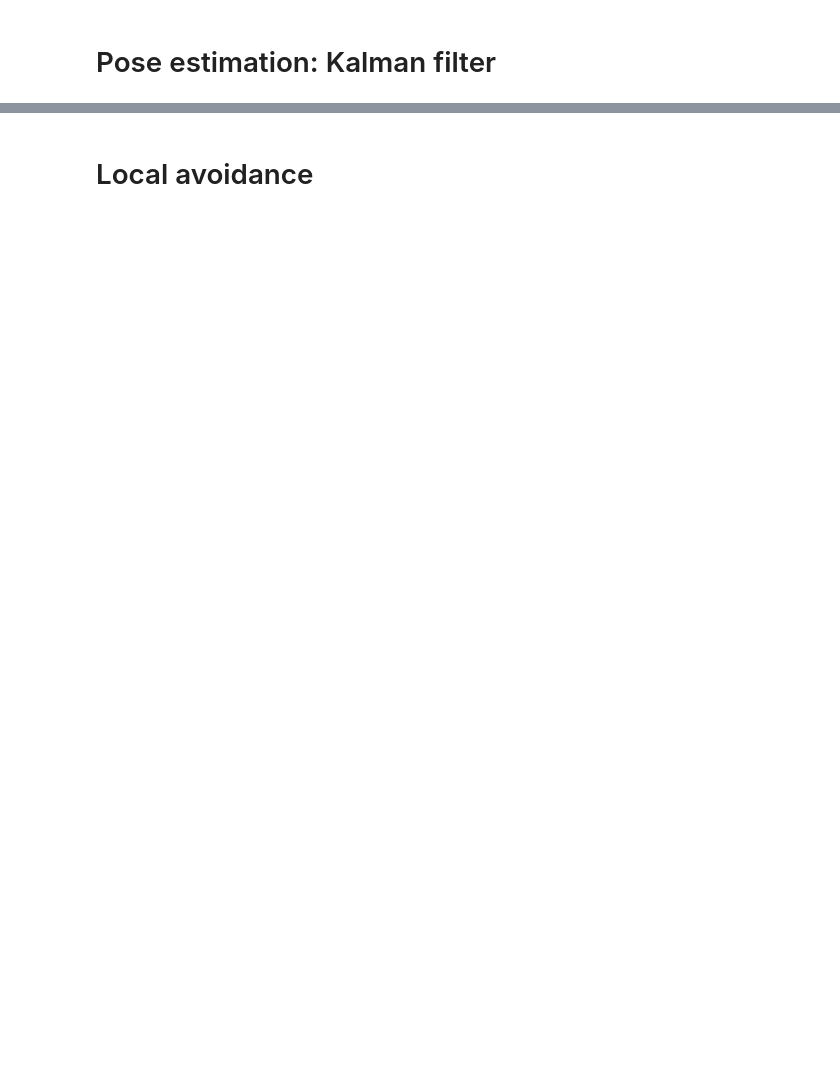
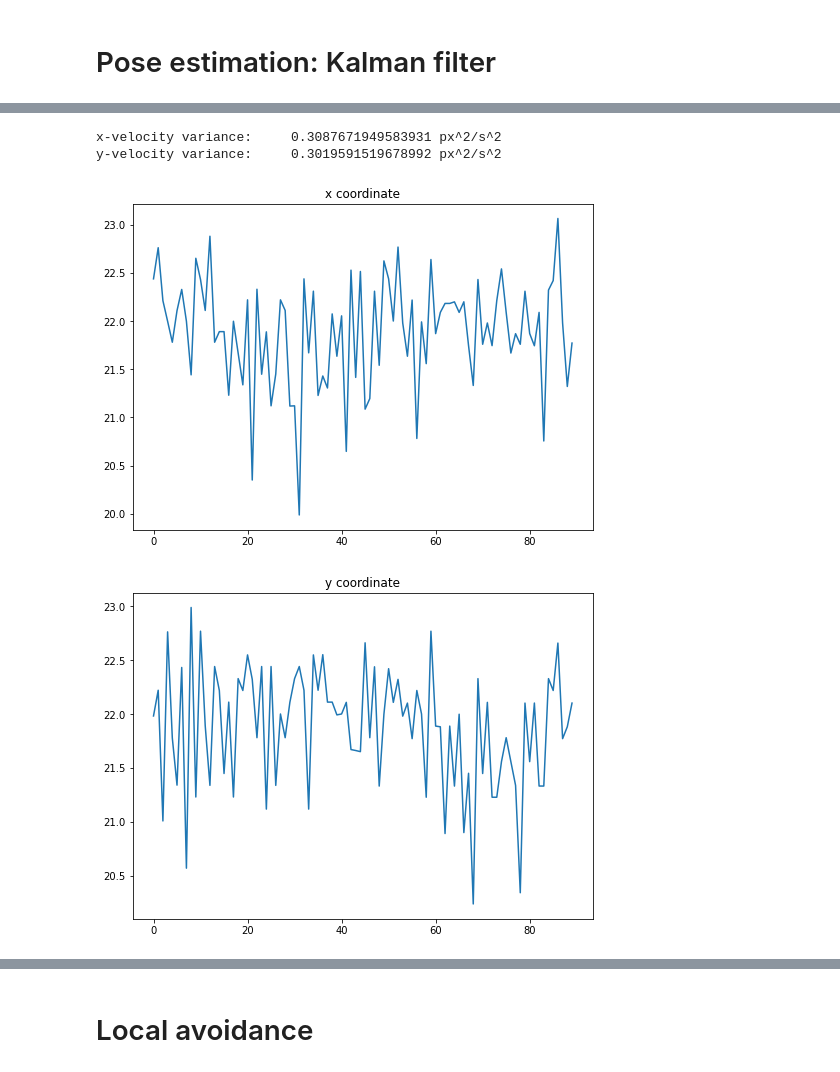
Before and after one commit to nguyen-v/BMR-Final-Project, a Jupyter notebook: BMR-Final-Project.ipynb, the cells around one changed output, grey strips where cells are left out. Drawn from its saved outputs; the diff is of its cells as text; code cells hidden in the pictures; blank space fills up the shorter version.

```diff
--- a/BMR-Final-Project.ipynb
+++ b/BMR-Final-Project.ipynb
@@ -428,0 +721,71 @@ thymio.stop_thymio()
+# %%
+from tqdm import tqdm
+SPEED_COEFF = 0.22
+NB_DATAPOINTS = 100;
+try:
+    cam = init_camera()
+    # Get warp matrix and map dimensions
+    M, rect_width, rect_height, map, map_enlarged = init_map(cam)
+
+    #position (x,y) variance
+
+    thymio.set_motor_speeds(BASE_SPEED, BASE_SPEED)
+
+    thymio_vx = []
+
+    for i in tqdm(range(NB_DATAPOINTS), desc = "Measuring x-velocity..."):
+        t0 = time.time()
+        img, img_taken = take_picture(cam)
+        img_rect = get_rectified_img(img, M, rect_width, rect_height)
+        if img_taken:
+            thymio_pose, thymio_found = locate_thymio_camera(img_rect, "cartesian", (MAP_WIDTH_CELL, MAP_HEIGHT_CELL))
+            if thymio_found:
+                vx = (thymio.get_motor_left_speed() + thymio.get_motor_right_speed())/2 * SPEED_COEFF * math.cos(thymio_pose[2])
+                thymio_vx.append(vx)
+                dt = time.time() - t0
+                if dt < T_s:
+                    time.sleep(T_s-dt)
+
+    thymio.rotate_thymio(math.pi/2)
+    thymio.set_motor_speeds(BASE_SPEED, BASE_SPEED)
+
+    thymio_vy = []
+
+    for i in tqdm(range(NB_DATAPOINTS), desc = "Measuring y-velocity..."):
+        t0 = time.time()
+        img, img_taken = take_picture(cam)
+        img_rect = get_rectified_img(img, M, rect_width, rect_height)
+        if img_taken:
+            thymio_pose, thymio_found = locate_thymio_camera(img_rect, "cartesian", (MAP_WIDTH_CELL, MAP_HEIGHT_CELL))
+            if thymio_found:
+                vy = -(thymio.get_motor_left_speed() + thymio.get_motor_right_speed())/2 * SPEED_COEFF * math.sin(thymio_pose[2])
+                thymio_vy.append(vy)
+                dt = time.time() - t0
+                if dt < T_s:
+                    time.sleep(T_s-dt)
+
+    thymio.stop_thymio()
+
+    thymio_vx = np.delete(thymio_vx, np.arange(10), 0) # remove first 10 datapoints which are not relevant
+    thymio_vy = np.delete(thymio_vy, np.arange(10), 0)
+
+    plt.figure()
+    plt.plot(thymio_vx)
+    plt.title("x coordinate")
+
+    plt.figure()
+    plt.plot(thymio_vy)
+    plt.title("y coordinate")
+
+    var_vx = np.var(thymio_vx)
+    var_vy = np.var(thymio_vy)
+
+    print("x-velocity variance: \t {} px^2/s^2".format(var_vx))
+    print("y-velocity variance: \t {} px^2/s^2".format(var_vy))
+finally:
+    cam.release()
+# %% [output]
+x-velocity variance:     0.3087671949583931 px^2/s^2
+y-velocity variance:     0.3019591519678992 px^2/s^2
+[figure, added]
+[figure, added]
```
Also changed, not shown: parts of 53 cells of this notebook, 12 other files.
